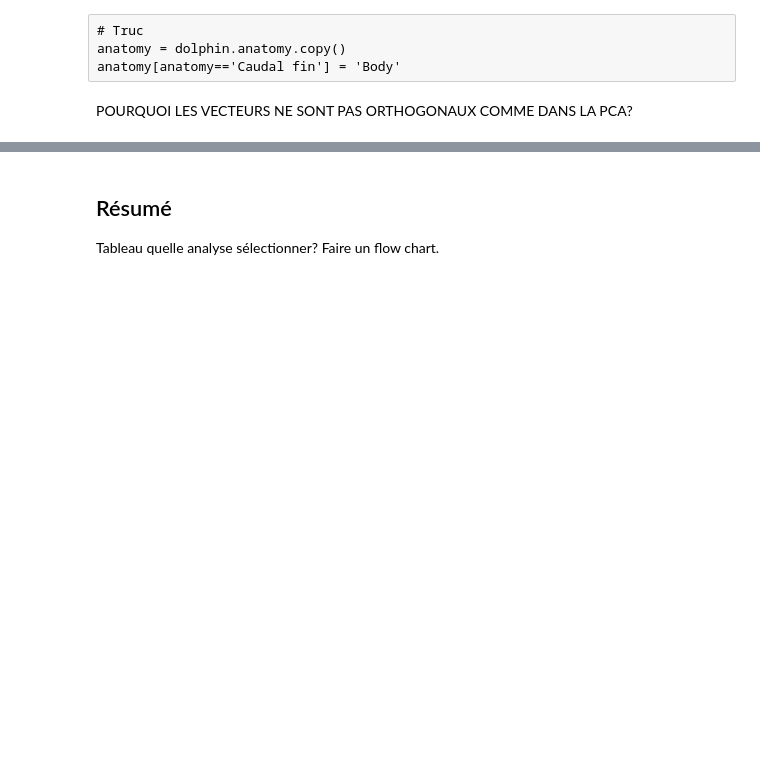
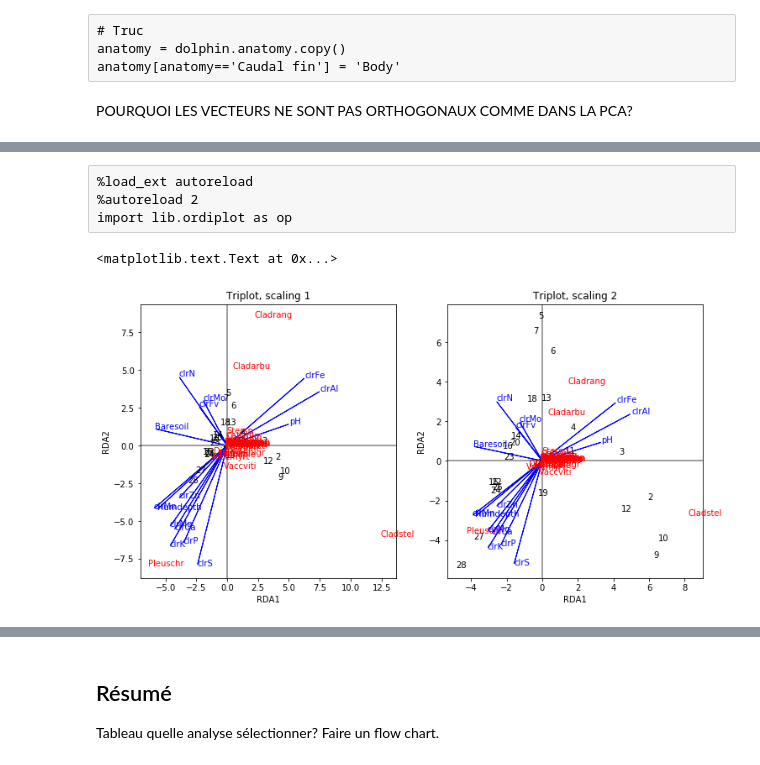
Before and after one commit to essicolo/ecologie-mathematique-Py, a Jupyter notebook: 7_AssocPartOrdin/7_AssocPartOrdin.ipynb, the cells around one changed output, grey strips where cells are left out. Cells and saved outputs as stored; diff of their text form; code cells hidden in the pictures; blank space fills up the shorter version.

```diff
--- a/7_AssocPartOrdin/7_AssocPartOrdin.ipynb
+++ b/7_AssocPartOrdin/7_AssocPartOrdin.ipynb
@@ -1594,3 +1594,0 @@ Les tableaux [`varespec`](https://rdrr.io/rforge/vegan/man/varespec.html) et [`v
-# %%
-varespec = pd.read_csv('data/varespec.csv', delimiter=';', index_col='ID')
-varechem = pd.read_csv('data/varechem.csv', delimiter=';', index_col='ID')
@@ -1609,0 +1631,14 @@ Pour représenter une RDA ou une CCA, on utilise souvent le triplot, qui compren
+# %%
+import skbio as sb
+varespec
+varechem_coda_soil = pd.concat([varechem[['Baresoil', 'Humdepth', 'pH']], varechem_coda],
+                               axis=1)
+# %%
+rda_sc1 = sb.stats.ordination.rda(x=varechem_coda_soil,
+                               y=varespec,
+                               scale_Y=False,
+                               scaling=1)
+rda_sc2 = sb.stats.ordination.rda(x=varechem_coda_soil,
+                               y=varespec,
+                               scale_Y=False,
+                               scaling=2)
@@ -1609,0 +1669,25 @@ Pour représenter une RDA ou une CCA, on utilise souvent le triplot, qui compren
+# %% [raw]
+%load_ext autoreload
+%autoreload 2
+import lib.ordiplot as op
+# %%
+plt.figure(figsize=(12, 6))
+plt.subplot(1, 2, 1)
+op.triplot(objects=rda_sc1.samples,
+           species=rda_sc1.features,
+           eigenvectors=rda_sc1.biplot_scores,
+           arrow_scale=0,
+           axis_label='RDA',
+           arrow_head_width=0)
+plt.title('Triplot, scaling 1')
+plt.subplot(1, 2, 2)
+op.triplot(objects=rda_sc2.samples,
+           species=rda_sc2.features,
+           eigenvectors=rda_sc2.biplot_scores,
+           arrow_scale=0,
+           axis_label='RDA',
+           arrow_head_width=0)
+plt.title('Triplot, scaling 2')
+# %% [output]
+<matplotlib.text.Text at 0x...>
+[figure, added]
```
Also changed, not shown: parts of 59 cells of this notebook, 2 other files.
